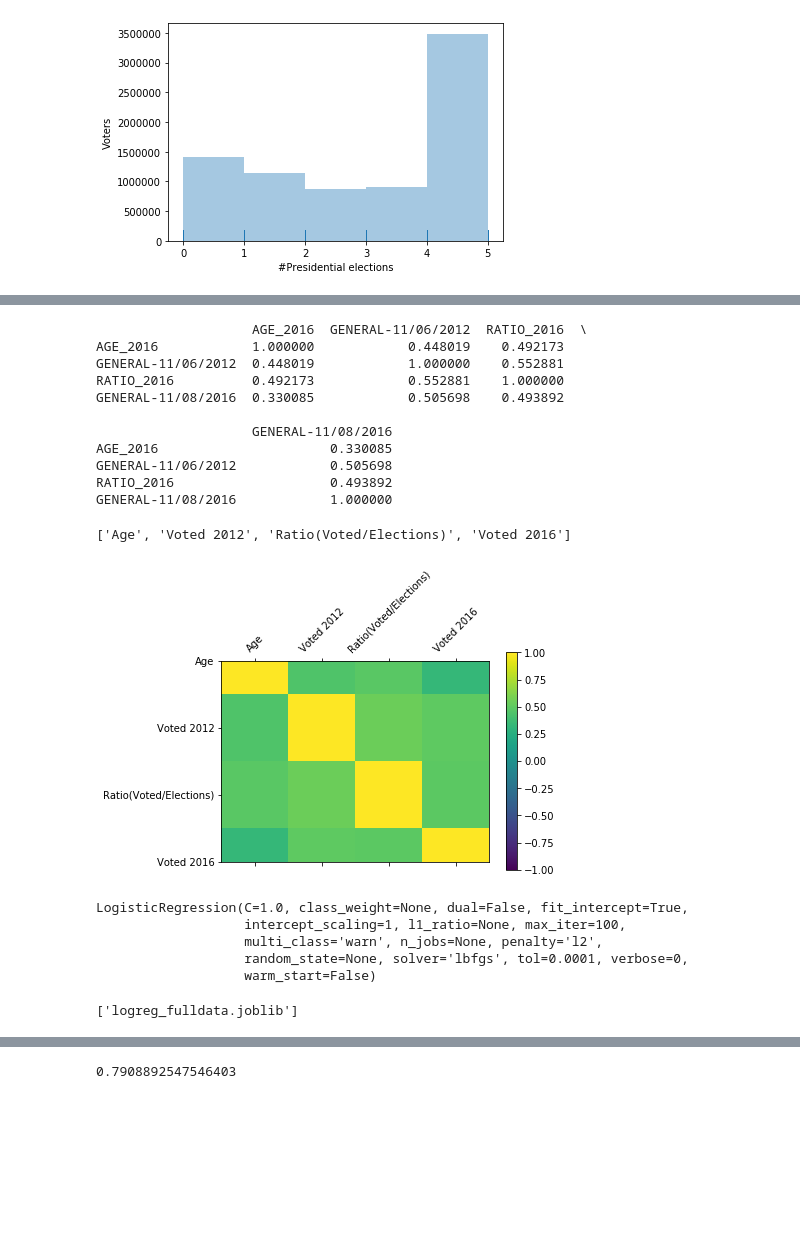
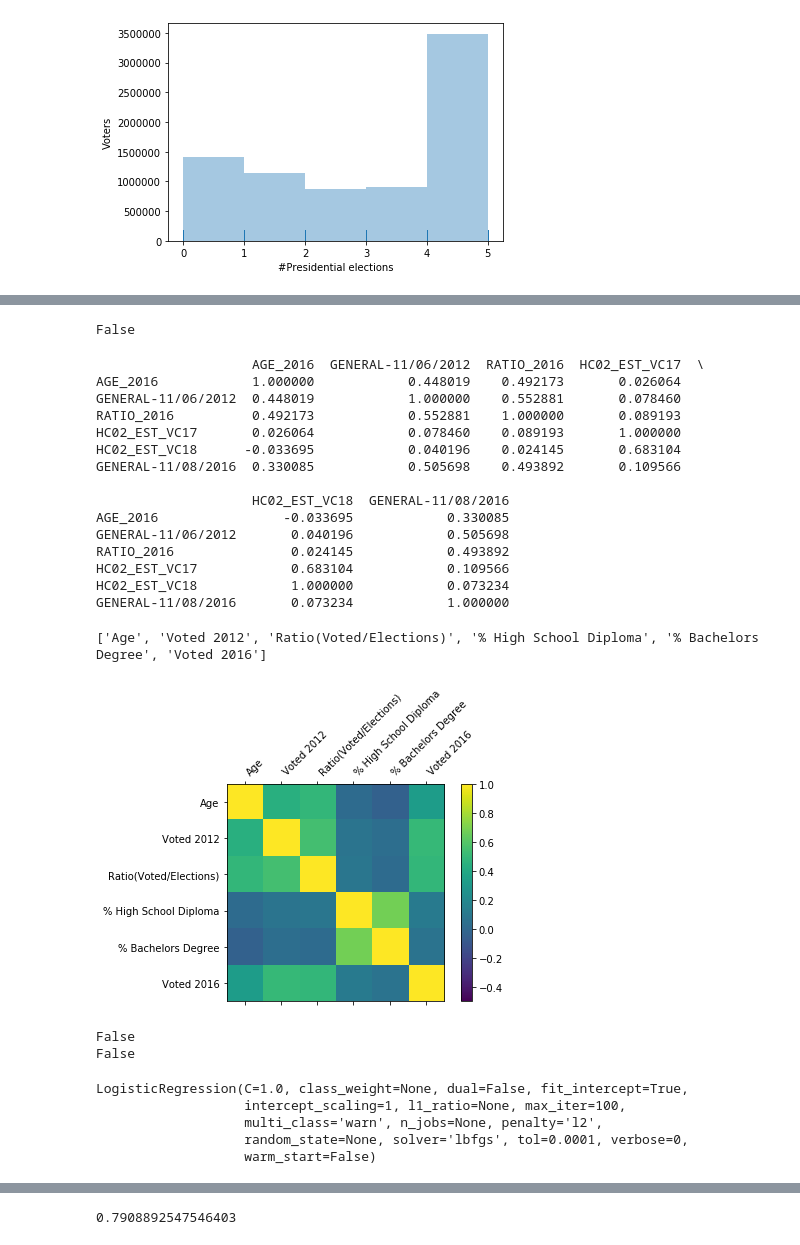
Before and after one commit to looperkr/canvassohio, a Jupyter notebook: notebooks/Full_Data.ipynb, the cells around one changed output, grey strips where cells are left out. Cells and saved outputs as stored; diff of their text form; code cells hidden in the pictures; blank space fills up the shorter version.

Commit message:
full data processing notebook with census data

```diff
--- a/notebooks/Full_Data.ipynb
+++ b/notebooks/Full_Data.ipynb
@@ -92,0 +152,15 @@ traits_plot=['Age','Voted 2012','Ratio(Voted/Elections)','Voted 2016']
+# %%
+#'coerce' forces non-numeric strings to NaN
+oh_census_df['HC02_EST_VC17']=pd.to_numeric(oh_census_df['HC02_EST_VC17'],errors='coerce')
+# %%
+oh_census_df['HC01_EST_VC13']=pd.to_numeric(oh_census_df['HC01_EST_VC13'],errors='coerce')
+oh_census_df['HC02_EST_VC18']=pd.to_numeric(oh_census_df['HC02_EST_VC18'],errors='coerce')
+# %%
+#df.fillna(df.mean(), inplace=True)
+oh_census_df['HC02_EST_VC17'].fillna(oh_census_df['HC02_EST_VC17'].mean(),inplace=True)
+oh_census_df['HC01_EST_VC13'].fillna(oh_census_df['HC01_EST_VC13'].mean(),inplace=True)
+oh_census_df['HC02_EST_VC18'].fillna(oh_census_df['HC02_EST_VC18'].mean(),inplace=True)
+# %%
+oh_census_df[traits].isnull().values.any()
+# %% [output]
+False
@@ -93,32 +169,37 @@ traits_plot=['Age','Voted 2012','Ratio(Voted/Elections)','Voted 2016']
 # %%
-correlations=oh_df[traits].corr()
+correlations=oh_census_df[traits].corr()
 print(correlations)
 # %% [output]
-                    AGE_2016  GENERAL-11/06/2012  RATIO_2016  \
-AGE_2016            1.000000            0.448019    0.492173
-GENERAL-11/06/2012  0.448019            1.000000    0.552881
-RATIO_2016          0.492173            0.552881    1.000000
-GENERAL-11/08/2016  0.330085            0.505698    0.493892
+                    AGE_2016  GENERAL-11/06/2012  RATIO_2016  HC02_EST_VC17  \
+AGE_2016            1.000000            0.448019    0.492173       0.026064
+GENERAL-11/06/2012  0.448019            1.000000    0.552881       0.078460
+RATIO_2016          0.492173            0.552881    1.000000       0.089193
+HC02_EST_VC17       0.026064            0.078460    0.089193       1.000000
+HC02_EST_VC18      -0.033695            0.040196    0.024145       0.683104
+GENERAL-11/08/2016  0.330085            0.505698    0.493892       0.109566
 
-                    GENERAL-11/08/2016
-AGE_2016                      0.330085
-GENERAL-11/06/2012            0.505698
-RATIO_2016                    0.493892
-GENERAL-11/08/2016            1.000000
+                    HC02_EST_VC18  GENERAL-11/08/2016
+AGE_2016                -0.033695            0.330085
+GENERAL-11/06/2012       0.040196            0.505698
+RATIO_2016               0.024145            0.493892
+HC02_EST_VC17            0.683104            0.109566
+HC02_EST_VC18            1.000000            0.073234
+GENERAL-11/08/2016       0.073234            1.000000
 # %%
 fig = plt.figure()
 ax = fig.add_subplot(111)
-cax = ax.matshow(correlations, vmin=-1, vmax=1)
+cax = ax.matshow(correlations, vmin=-0.5, vmax=1)
 fig.colorbar(cax)
 print(traits_plot)
 ax.set_xticks(np.arange(0,correlations.shape[0], correlations.shape[0]*1.0/len(traits_plot)))
 ax.set_yticks(np.arange(0,correlations.shape[1], correlations.shape[1]*1.0/len(traits_plot)))
-ax.set_xticklabels(traits_plot,rotation=45)
+ax.set_xticklabels(traits_plot,rotation=45,ha="left")
 ax.set_yticklabels(traits_plot)
+ax.set_ylim(len(correlations)-0.5, -0.5)
 plt.show()
 # %% [output]
-['Age', 'Voted 2012', 'Ratio(Voted/Elections)', 'Voted 2016']
+['Age', 'Voted 2012', 'Ratio(Voted/Elections)', '% High School Diploma', '% Bachelors Degree', 'Voted 2016']
-[figure, old version]
+[figure, new version]
 # %%
 from sklearn.model_selection import train_test_split
 
@@ -148,21 +230,22 @@ Y_valid = df_valid['GENERAL-11/08/2016']
 X_test = df_test.loc[:, features]
 Y_test = df_test['GENERAL-11/08/2016']
 # %%
+print(oh_census_df[traits].isnull().values.any())
+
+print(X_test.isnull().values.any())
+
 from sklearn.linear_model import LogisticRegression
 logreg = LogisticRegression(solver='lbfgs')
 
 logreg.fit(X_train, Y_train)
 # %% [output]
-LogisticRegression(C=1.0, class_weight=None, dual=False, fit_intercept=True,
-                   intercept_scaling=1, l1_ratio=None, max_iter=100,
-                   multi_class='warn', n_jobs=None, penalty='l2',
-                   random_state=None, solver='lbfgs', tol=0.0001, verbose=0,
-                   warm_start=False)
+False
+False
+LogisticRegression(C=1.0, class_weight=None, dual=False, fit_intercept=True,
+                   intercept_scaling=1, l1_ratio=None, max_iter=100,
+                   multi_class='warn', n_jobs=None, penalty='l2',
+                   random_state=None, solver='lbfgs', tol=0.0001, verbose=0,
+                   warm_start=False)
-# %%
-from joblib import dump, load
-dump(logreg, 'logreg_fulldata.joblib')
-# %% [output]
-['logreg_fulldata.joblib']
 # %%
 predictions = logreg.predict(X_valid)
 score = logreg.score(X_valid, Y_valid)
```
Also changed, not shown: parts of 23 cells of this notebook, 2 other files.
